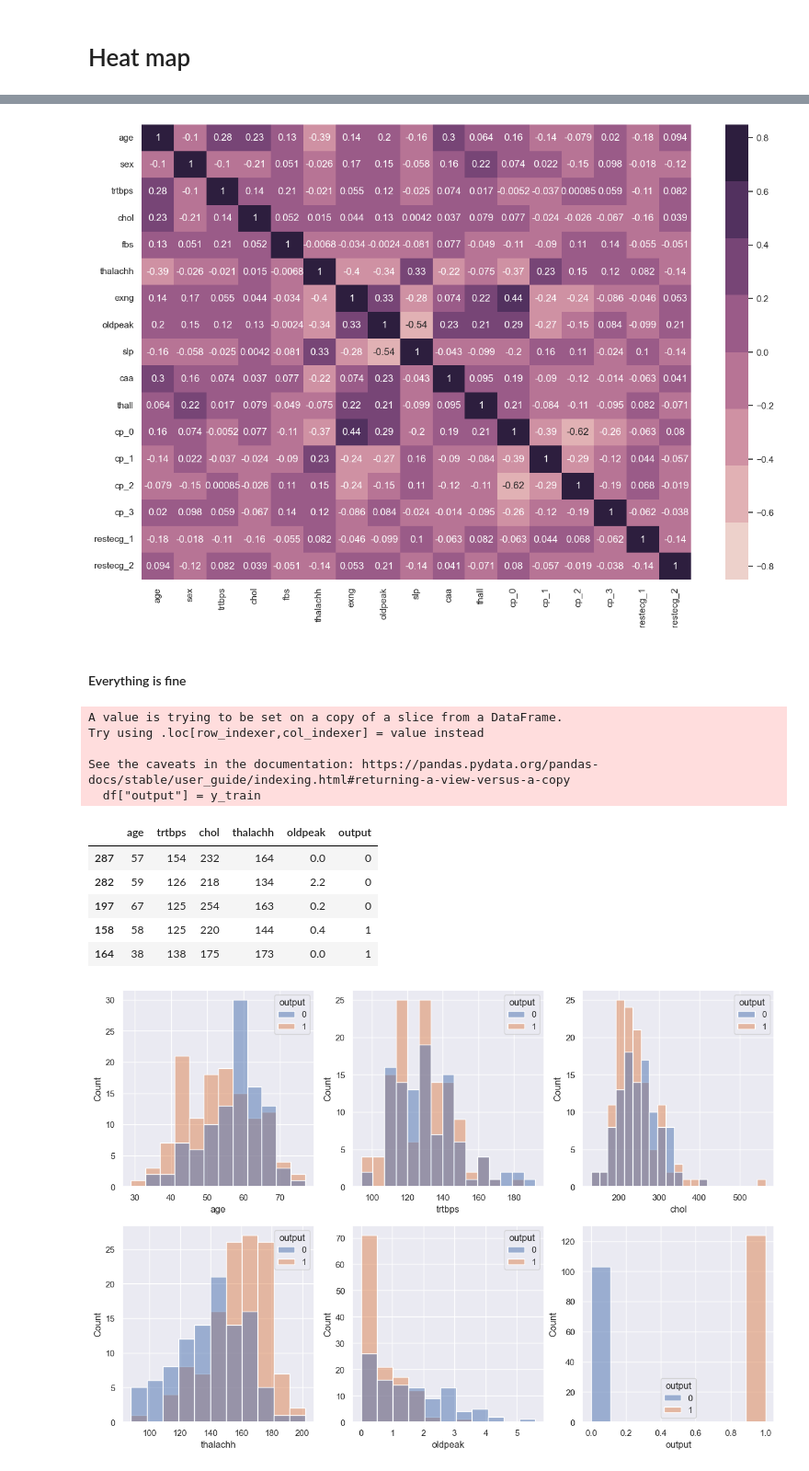
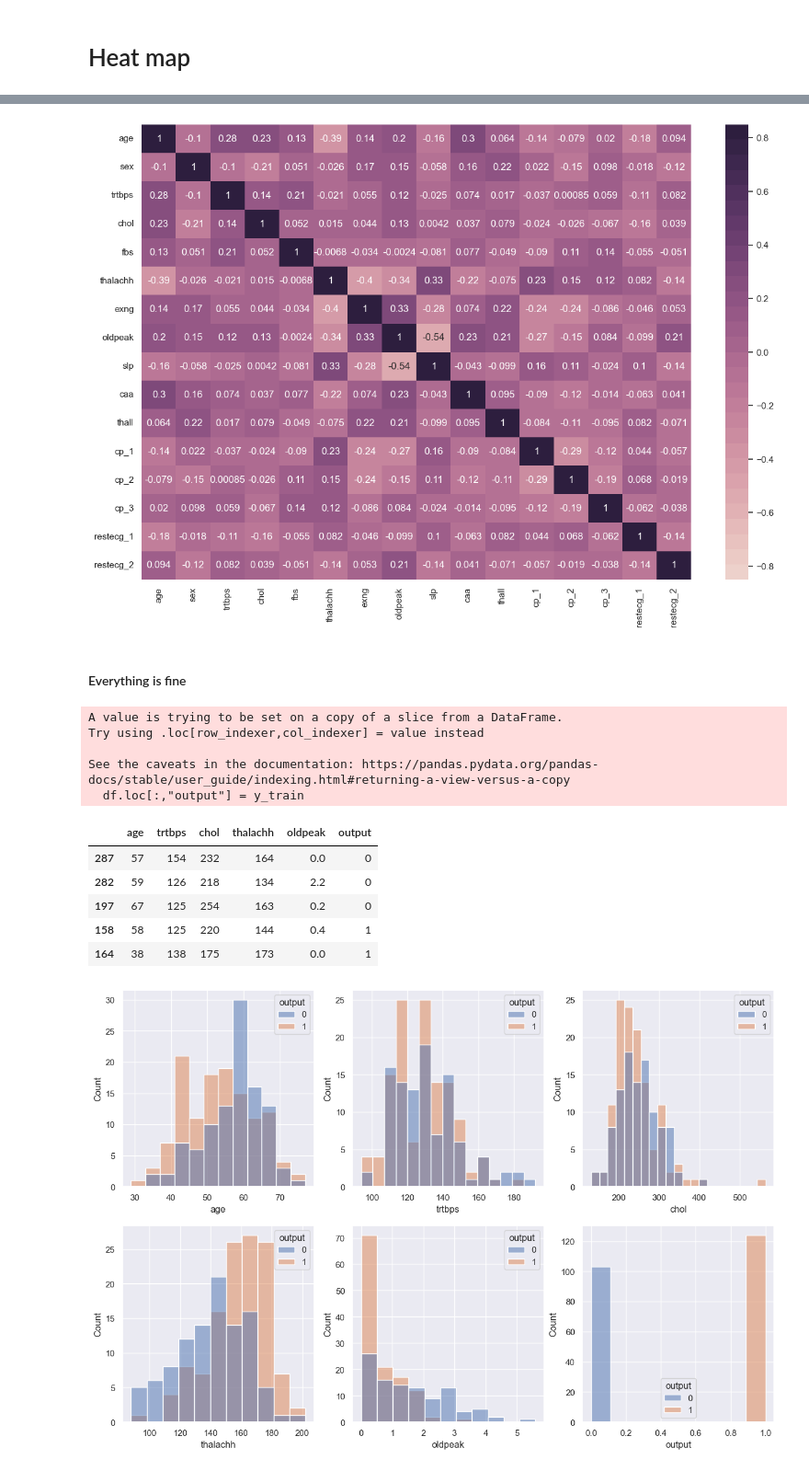
Before and after one commit to balajiabcd/Heart-Attact-Prediction, a Jupyter notebook: heart-attack-analysis.ipynb, the cells around one changed output, grey strips where cells are left out. Shown at 92% size. Drawn from its saved outputs; the diff is of its cells as text; code cells hidden in the pictures.

```diff
--- a/heart-attack-analysis.ipynb
+++ b/heart-attack-analysis.ipynb
@@ -161,21 +133,14 @@ Index(['age', 'sex', 'trtbps', 'chol', 'fbs', 'thalachh', 'exng', 'oldpeak',
        'slp', 'caa', 'thall', 'cp_1', 'cp_2', 'cp_0', 'cp_3', 'restecg_0',
        'restecg_1', 'restecg_2'],
       dtype='object')
-# %%
-X_train = X_train[['age', 'sex', 'trtbps', 'chol', 'fbs', 'thalachh', 'exng', 'oldpeak',
-                   'slp', 'caa', 'thall', 'cp_0', 'cp_1', 'cp_2', 'cp_3', 'restecg_0',
-                   'restecg_1', 'restecg_2']]
-X_test = X_test[['age', 'sex', 'trtbps', 'chol', 'fbs', 'thalachh', 'exng', 'oldpeak',
-                   'slp', 'caa', 'thall', 'cp_0', 'cp_1', 'cp_2', 'cp_3', 'restecg_0',
-                   'restecg_1', 'restecg_2']]
 # %% [markdown]
 we can remove 'cp_0', 'restecg_0', since they are duplicates
-# %%
-# ll = ['cp_0', 'restecg_0']
-ll = 'restecg_0'
-
-X_train = X_train.drop(ll, axis = 1)
-X_test = X_test.drop(ll, axis = 1)
+# %%
+column_list = ['age', 'sex', 'trtbps', 'chol', 'fbs', 'thalachh', 'exng', 'oldpeak',
+                   'slp', 'caa', 'thall', 'cp_1', 'cp_2', 'cp_3','restecg_1', 'restecg_2']
+
+X_train = X_train[column_list]
+X_test = X_test[column_list]
 # %% [markdown]
 # Heat map
 # %%
@@ -187,23 +152,21 @@ plt.savefig('images/before.png')
 # %%
-# cmap = sns.cubehelix_palette(8) ,  'YlGnBu'
-
 plt.figure(figsize = (15,10))
-sns.heatmap(X_train.corr(), cmap = sns.cubehelix_palette(8), annot = True, vmin=-0.85, vmax=0.85)
+sns.heatmap(X_train.corr(), cmap = sns.cubehelix_palette(30), annot = True, vmin=-0.85, vmax=0.85)
 plt.savefig('images/before.png')
 # %% [output]
-[figure, old version]
+[figure, new version]
 # %% [markdown]
 #### Everything is fine
 # %%
 df = X_train.iloc[:,[0,2,3,5,7]]
-df["output"] = y_train
+df.loc[:,"output"] = y_train
 df.head()
 # %% [output]
 A value is trying to be set on a copy of a slice from a DataFrame.
 Try using .loc[row_indexer,col_indexer] = value instead
 
 See the caveats in the documentation: https://pandas.pydata.org/pandas-docs/stable/user_guide/indexing.html#returning-a-view-versus-a-copy
-  df["output"] = y_train
+  df.loc[:,"output"] = y_train
 |  | age | trtbps | chol | thalachh | oldpeak | output |
 | 287 | 57 | 154 | 232 | 164 | 0.0 | 0 |
 | 282 | 59 | 126 | 218 | 134 | 2.2 | 0 |
```
Also changed, not shown: parts of 37 cells of this notebook.
